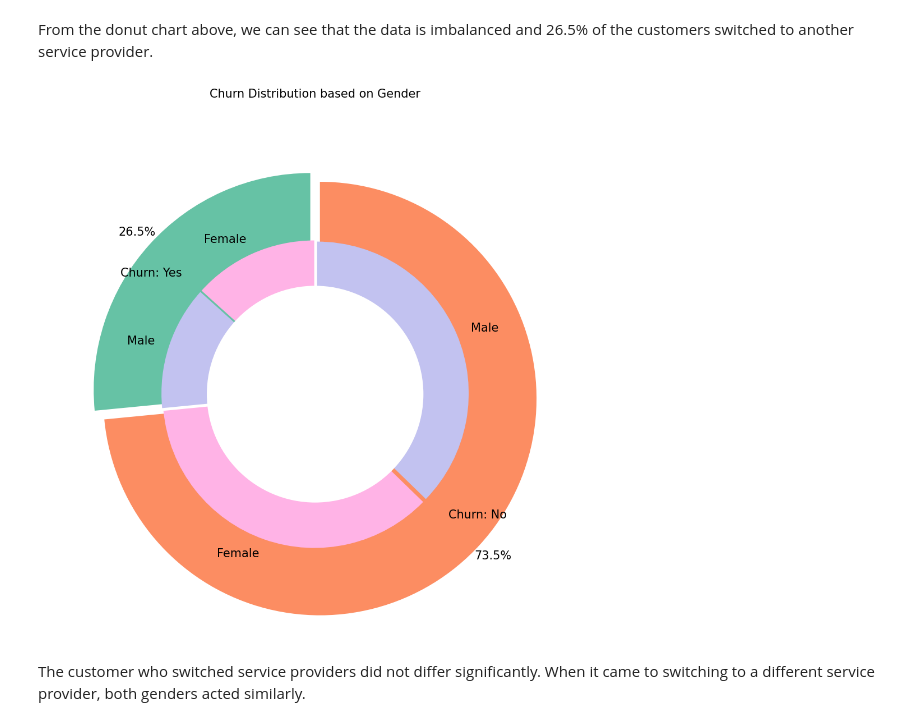
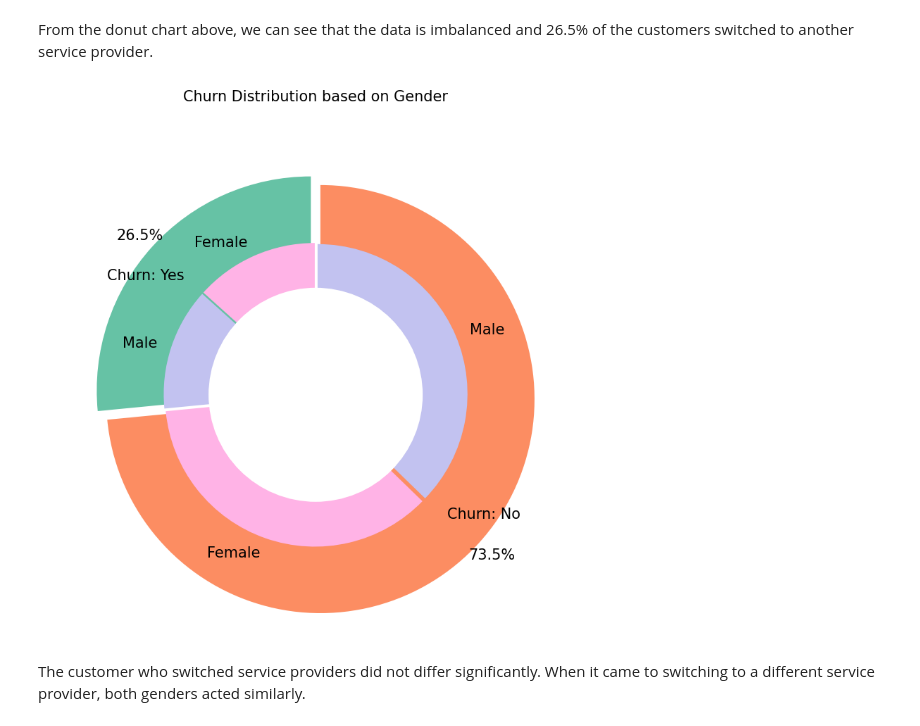
Before and after one commit to Shrestha-Dipesh/ML-Final-Project, a Jupyter notebook: ML_Final_Project.ipynb, the cells around one changed output. Drawn from its saved outputs; the diff is of its cells as text; code cells hidden in the pictures.

```diff
--- a/ML_Final_Project.ipynb
+++ b/ML_Final_Project.ipynb
@@ -209,35 +209,35 @@ gender_colors = ['#ffb3e6', '#c2c2f0', '#ffb3e6', '#c2c2f0']
 churn_explode = (0.3, 0.3)
 gender_explode = (0.1, 0.1, 0.1, 0.1)
 
 # Text properties for labels
 text_props = {"fontsize": 15}
 
 # Plot Churn distribution
-plt.figure(figsize=(10, 10))
+plt.figure(figsize=(8, 8))
 
 # Churn pie chart
 plt.pie(churn_values, labels=churn_labels, autopct='%1.1f%%', pctdistance=1.08, labeldistance=0.8,
         colors=churn_colors, startangle=90, frame=True, explode=churn_explode, radius=10, textprops=text_props,
         counterclock=True)
 
 # Gender pie chart
 plt.pie(gender_sizes, labels=gender_labels, colors=gender_colors, startangle=90, explode=gender_explode, radius=7,
         textprops=text_props, counterclock=True)
 
 # Draw circle in the center
 centre_circle = plt.Circle((0, 0), 5, color='black', fc='white', linewidth=0)
 fig = plt.gcf()
 fig.gca().add_artist(centre_circle)
 
 # Set title
 plt.title('Churn Distribution based on Gender', fontsize=15, y=1.1)
 
 # Show plot
 plt.axis('equal')
 plt.tight_layout()
 plt.show()
 # %% [output]
-[figure, old version]
+[figure, new version]
 # %% [markdown]
 The customer who switched service providers did not differ significantly. When it came to switching to a different service provider, both genders acted similarly.
 # %%
```
Also changed, not shown: parts of 2 cells of this notebook, 2 other files.
